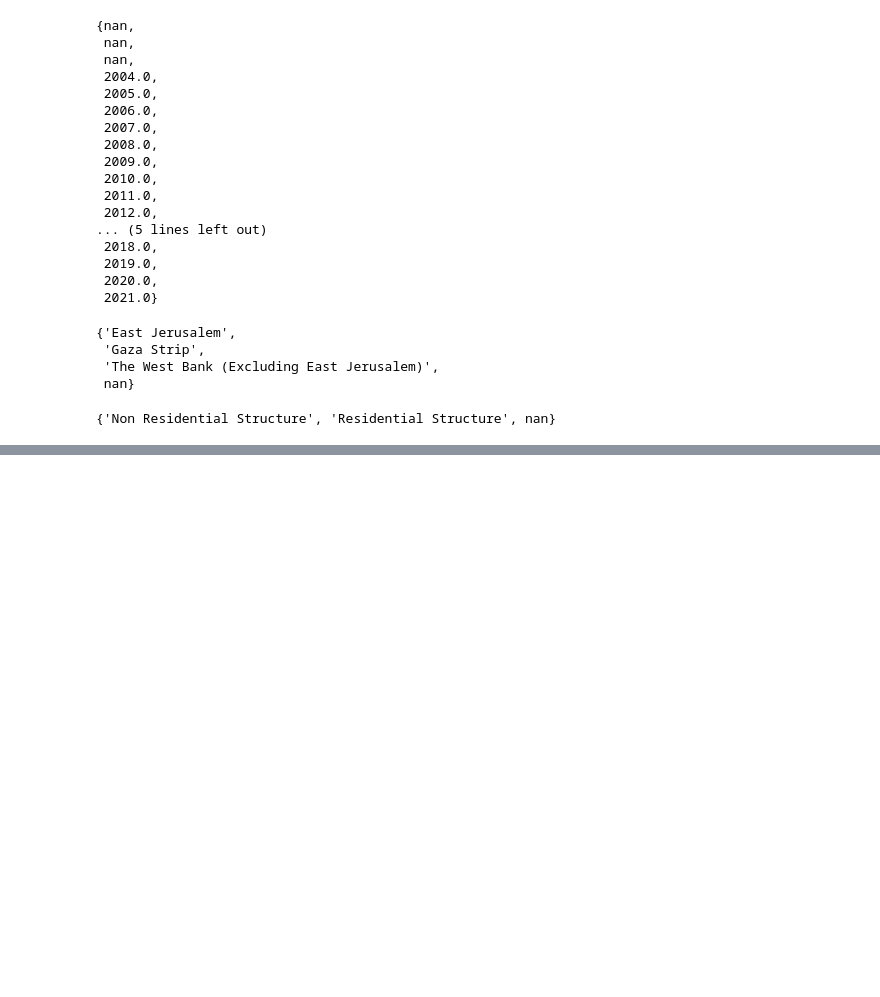
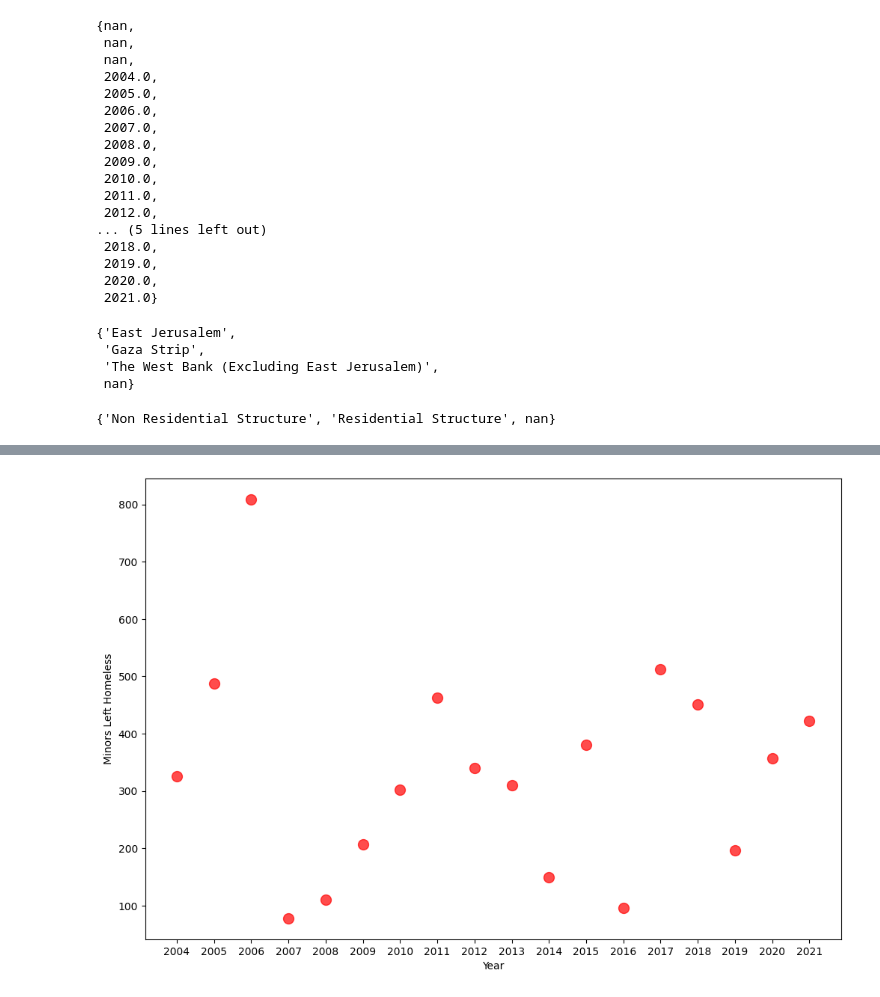
Before and after one commit to MoAly7yaei/RihalIntern, a Jupyter notebook: Regression/notebook.ipynb, the cells around one changed output, grey strips where cells are left out. Saved outputs shown, nothing was run; the diff lists cells and outputs as text; code cells hidden in the pictures; blank space fills up the shorter version.

```diff
--- a/Regression/notebook.ipynb
+++ b/Regression/notebook.ipynb
@@ -108,0 +282,8 @@ sns.heatmap(data[['Year','Housing Units','People Left Homeless','Minors Left Hom
+# %%
+plt.figure(figsize=(12,8))
+plt.scatter(y = eng_df['Minors Left Homeless'], x = [str(year)for year in eng_df['Year']], s = 100, alpha=0.7, c = 'red')
+plt.xlabel("Year")
+plt.ylabel('Minors Left Homeless')
+plt.show()
+# %% [output]
+[figure, added]
```
Also changed, not shown: parts of 40 cells of this notebook.
